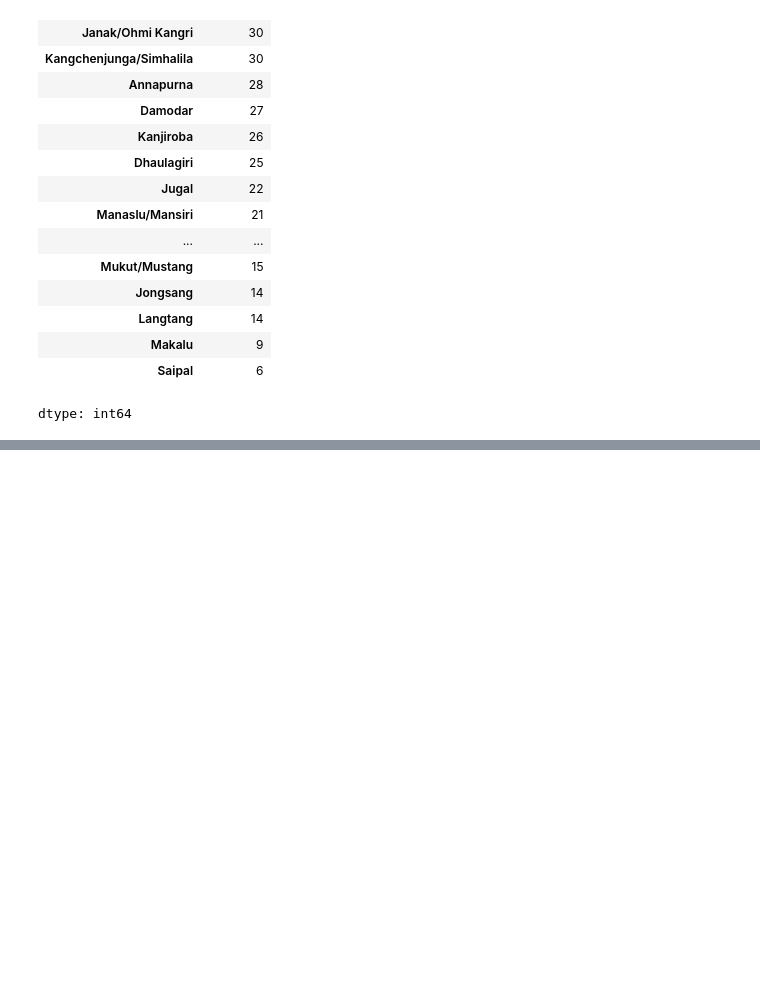
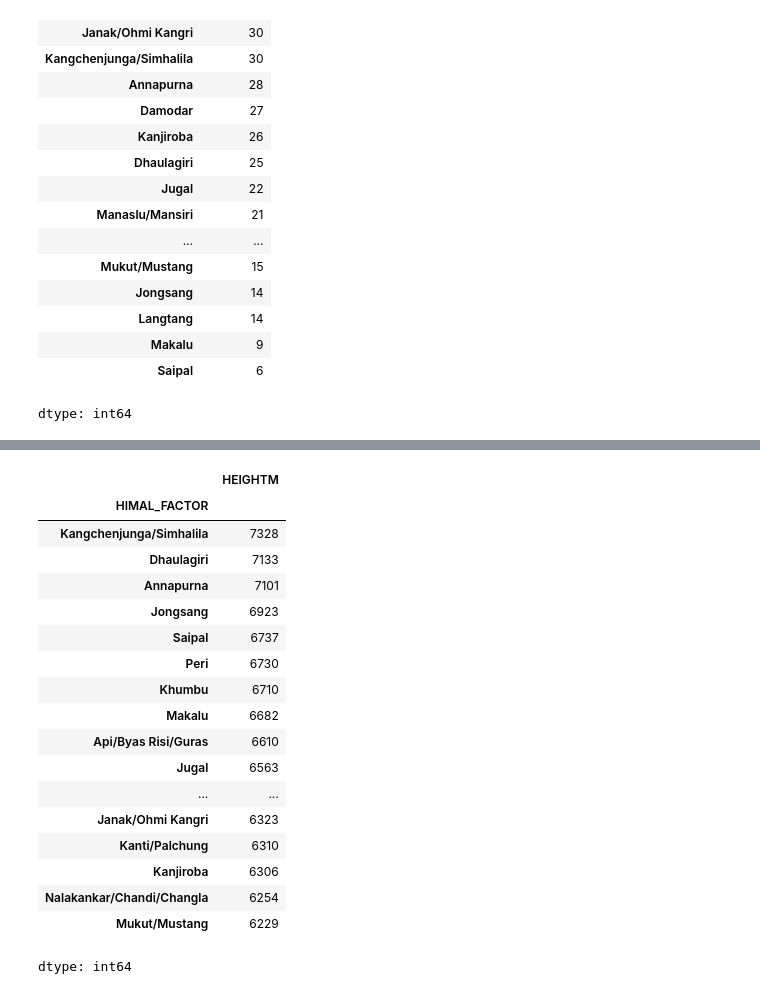
Before and after one commit to k10sj02/tidy-pydy-tuesday, a Jupyter notebook: 2025_01_21_himalayan_expeditions.ipynb, the cells around one changed output, grey strips where cells are left out. Cells and saved outputs as stored; diff of their text form; code cells hidden in the pictures; blank space fills up the shorter version.

```diff
--- a/2025_01_21_himalayan_expeditions.ipynb
+++ b/2025_01_21_himalayan_expeditions.ipynb
@@ -320,2 +348,41 @@ dtype: int64
+# %%
+peaks_median = peaks_tidy.groupby('HIMAL_FACTOR')['HEIGHTM'].median().astype(int)
+peaks_median.sort_values(ascending = False, inplace = True)
+peaks_median
+
+# I decided to use the median rather than the mean because, before exploring the data,
+# I intuitively felt that ranges with many peaks (e.g., 70+) versus very few peaks (e.g., 6+)
+# might not be directly comparable, and the median gives a more robust central value in such cases.
+
+# The median peak heights are generally higher than the mean for several ranges,
+# indicating that a few lower peaks are pulling the averages down (leftward skew). Median
+# provides a better sense of the "typical" peak in each range, especially for
+# ranges with extreme height variations like Dhaulagiri and Saipal. For
+# Kangchenjunga/Simhalila, the mean is 7237, median 7328 — fairly close.
+
+# For Dhaulagiri, mean 6980 vs median 7133 — that’s a notable difference (~150 meters).
+# This suggests there are some lower peaks in the dataset pulling the mean down, but the typical peak is higher.
+# For Saipal, mean 6475 vs median 6737 — this is a bigger relative difference (~260 meters),
+# showing a small number of very low peaks are skewing the mean downward.
+# %% [output]
+|  | HEIGHTM |
+| HIMAL_FACTOR |  |
+| Kangchenjunga/Simhalila | 7328 |
+| Dhaulagiri | 7133 |
+| Annapurna | 7101 |
+| Jongsang | 6923 |
+| Saipal | 6737 |
+| Peri | 6730 |
+| Khumbu | 6710 |
+| Makalu | 6682 |
+| Api/Byas Risi/Guras | 6610 |
+| Jugal | 6563 |
+| ... | ... |
+| Janak/Ohmi Kangri | 6323 |
+| Kanti/Palchung | 6310 |
+| Kanjiroba | 6306 |
+| Nalakankar/Chandi/Changla | 6254 |
+| Mukut/Mustang | 6229 |
+dtype: int64
 # %%
 # Create plot for distribution of number of peaks.
```
Also changed, not shown: parts of 3 cells of this notebook.
